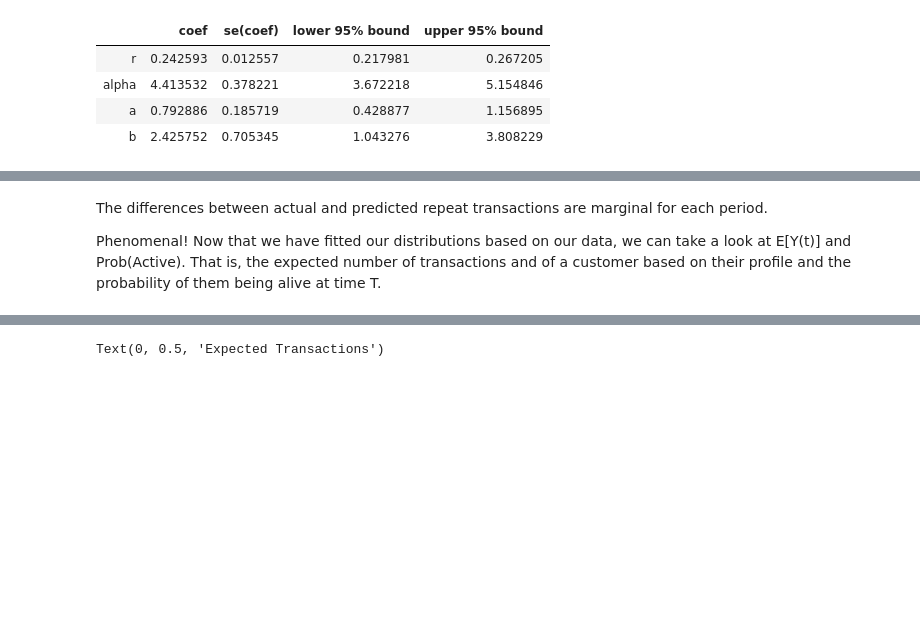
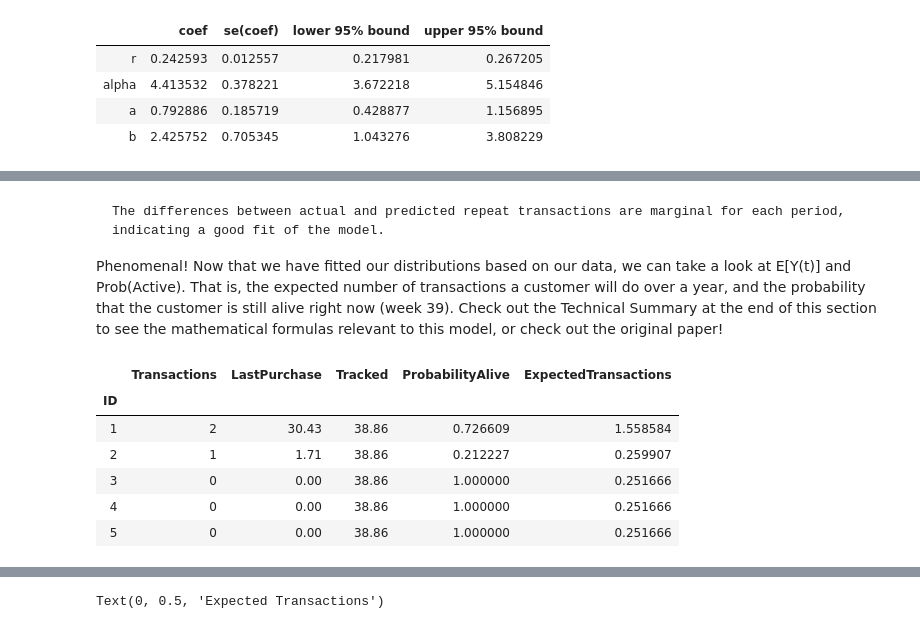
Before and after one commit to eliasmelul/buytillyoudie, a Jupyter notebook: Buy 'Till You Die.ipynb, the cells around one changed output, grey strips where cells are left out. Saved outputs shown, nothing was run; the diff lists cells and outputs as text; code cells hidden in the pictures; blank space fills up the shorter version.

```diff
--- a/Buy 'Till You Die.ipynb
+++ b/Buy 'Till You Die.ipynb
@@ -433,7 +414,7 @@ plot_period_transactions(bgModel)
 # %% [markdown]
-The differences between actual and predicted repeat transactions are marginal for each period.
+    The differences between actual and predicted repeat transactions are marginal for each period, indicating a good fit of the model.
 
-Phenomenal! Now that we have fitted our distributions based on our data, we can take a look at E[Y(t)] and Prob(Active). That is, the expected number of transactions and of a customer based on their profile and the probability of them being alive at time T.
+Phenomenal! Now that we have fitted our distributions based on our data, we can take a look at E[Y(t)] and Prob(Active). That is, the expected number of transactions a customer will do over a year, and the probability that the customer is still alive right now (week 39). Check out the Technical Summary at the end of this section to see the mathematical formulas relevant to this model, or check out the original paper!
 # %%
 def bgnbd_expectations(x, t_x, T, t):
     r, alpha, a, b = bgModel.summary.iloc[:,0]
@@ -458,10 +439,19 @@ def bgnbd_expectations(x, t_x, T, t):
 # %%
 alive = []
 nextyear = []
 for i, row in LastPurchase.iterrows():
     ex, proAl = bgnbd_expectations(row.Transactions, row.LastPurchase, row.Tracked, 52) #52 weeks in a year
     alive.append(proAl)
     nextyear.append(ex)
 LastPurchase['ProbabilityAlive'] = alive
 LastPurchase['ExpectedTransactions'] = nextyear
+LastPurchase.head()
+# %% [output]
+|  | Transactions | LastPurchase | Tracked | ProbabilityAlive | ExpectedTransactions |
+| ID |  |  |  |  |  |
+| 1 | 2 | 30.43 | 38.86 | 0.726609 | 1.558584 |
+| 2 | 1 | 1.71 | 38.86 | 0.212227 | 0.259907 |
+| 3 | 0 | 0.00 | 38.86 | 1.000000 | 0.251666 |
+| 4 | 0 | 0.00 | 38.86 | 1.000000 | 0.251666 |
+| 5 | 0 | 0.00 | 38.86 | 1.000000 | 0.251666 |
 # %% [markdown]
```
Also changed, not shown: parts of 20 cells of this notebook.
